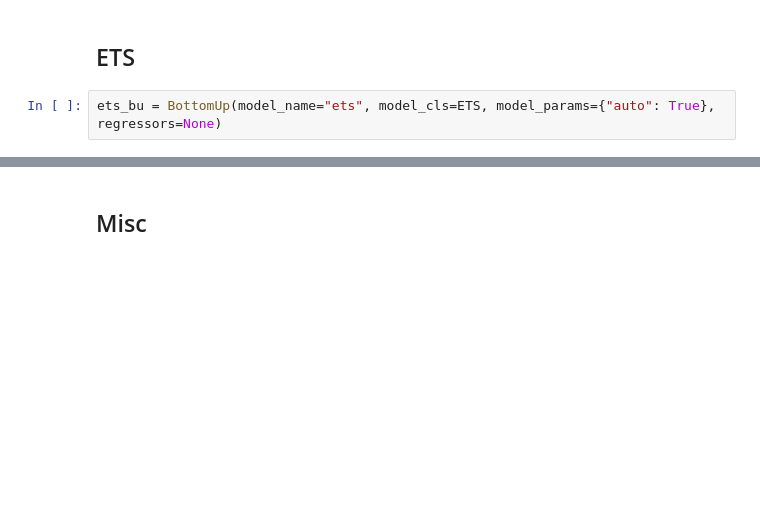
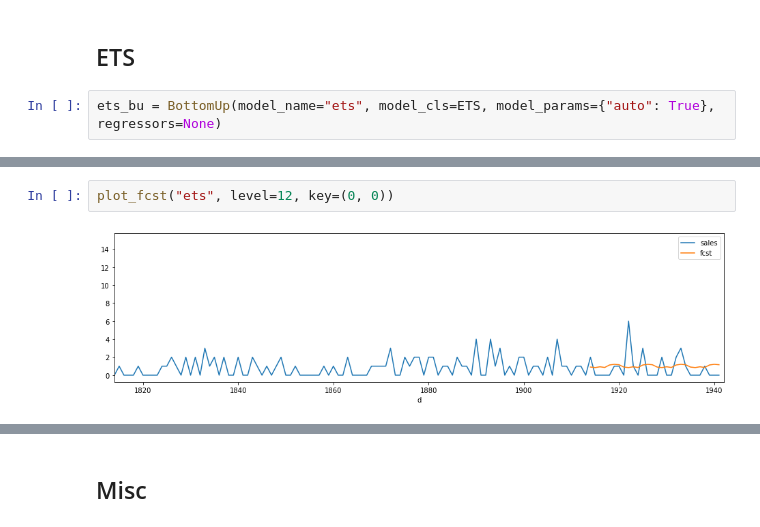
Before and after one commit to coldwhitewinters/m5-forecasting, a Jupyter notebook: notebooks/main2.ipynb, the cells around one changed output, grey strips where cells are left out. Drawn from its saved outputs; the diff is of its cells as text; blank space fills up the shorter version.

```diff
--- a/notebooks/main2.ipynb
+++ b/notebooks/main2.ipynb
@@ -85,3 +87,7 @@ Done.
+# %%
+plot_fcst("ets", level=12, key=(0, 0))
+# %% [output]
+[figure, added]
 # %%
 accuracy(model="ets")
 # %% [output]
```
Also changed, not shown: parts of 11 cells of this notebook, 1 other file.
